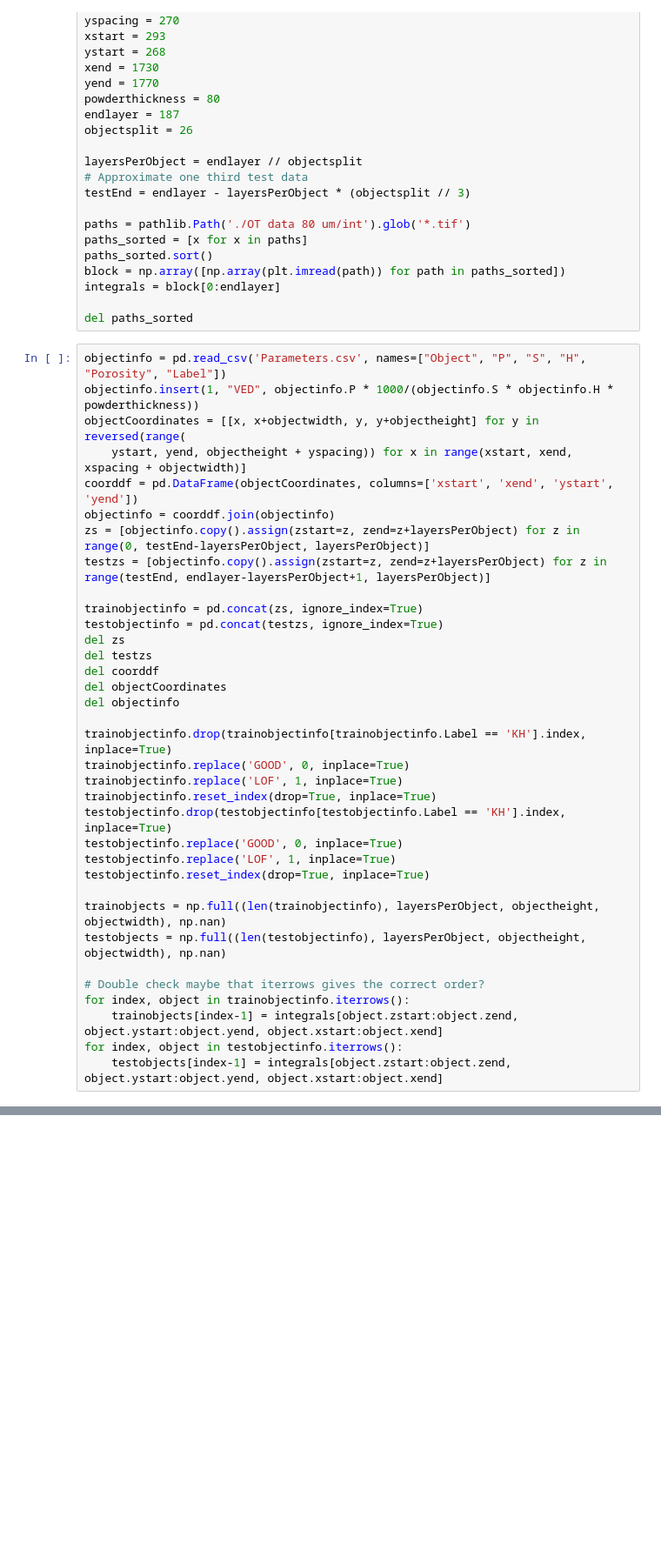
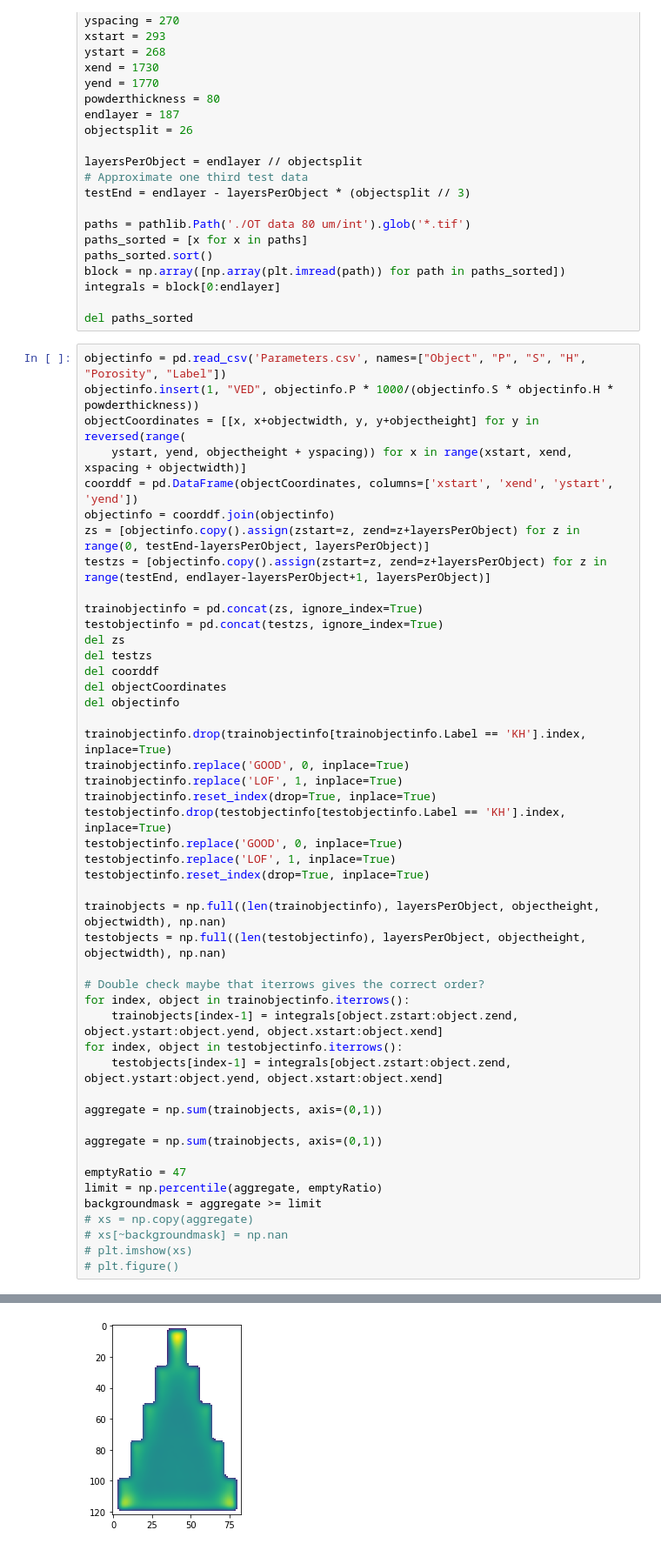
Before and after one commit to ErikSievers/thesis, a Jupyter notebook: final-notebook-v2.ipynb, the cells around one changed output, grey strips where cells are left out. Shown: that part at 87% size. Saved outputs shown, nothing was run; the diff lists cells and outputs as text; blank space fills up the shorter version.

Commit message:
Added a background mask

```diff
--- a/final-notebook-v2.ipynb
+++ b/final-notebook-v2.ipynb
@@ -70,3 +70,16 @@ for index, object in trainobjectinfo.iterrows():
     trainobjects[index-1] = integrals[object.zstart:object.zend, object.ystart:object.yend, object.xstart:object.xend]
 for index, object in testobjectinfo.iterrows():
     testobjects[index-1] = integrals[object.zstart:object.zend, object.ystart:object.yend, object.xstart:object.xend]
+
+aggregate = np.sum(trainobjects, axis=(0,1))
+
+aggregate = np.sum(trainobjects, axis=(0,1))
+
+emptyRatio = 47
+limit = np.percentile(aggregate, emptyRatio)
+backgroundmask = aggregate >= limit
+# xs = np.copy(aggregate)
+# xs[~backgroundmask] = np.nan
+# plt.imshow(xs)
+# plt.figure()
+# %% [output]
@@ -72,0 +87 @@ for index, object in testobjectinfo.iterrows():
+[figure, added]
```
Also changed, not shown: parts of 3 cells of this notebook.
